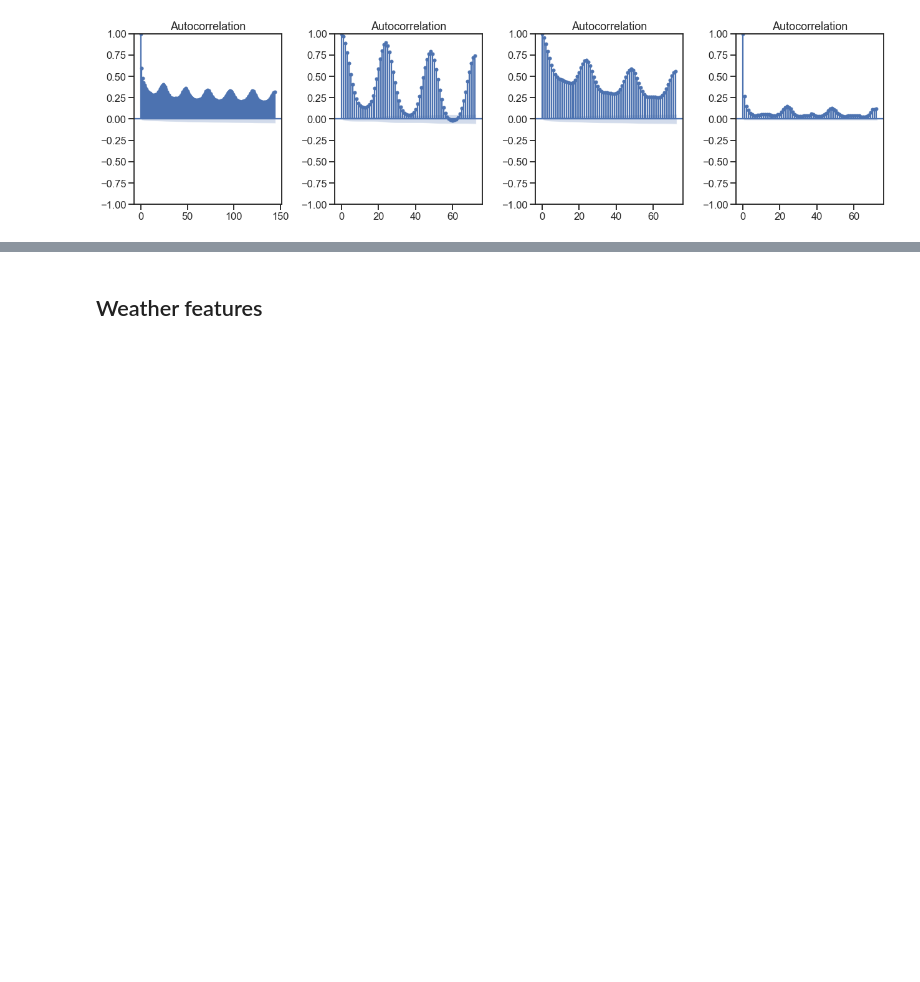
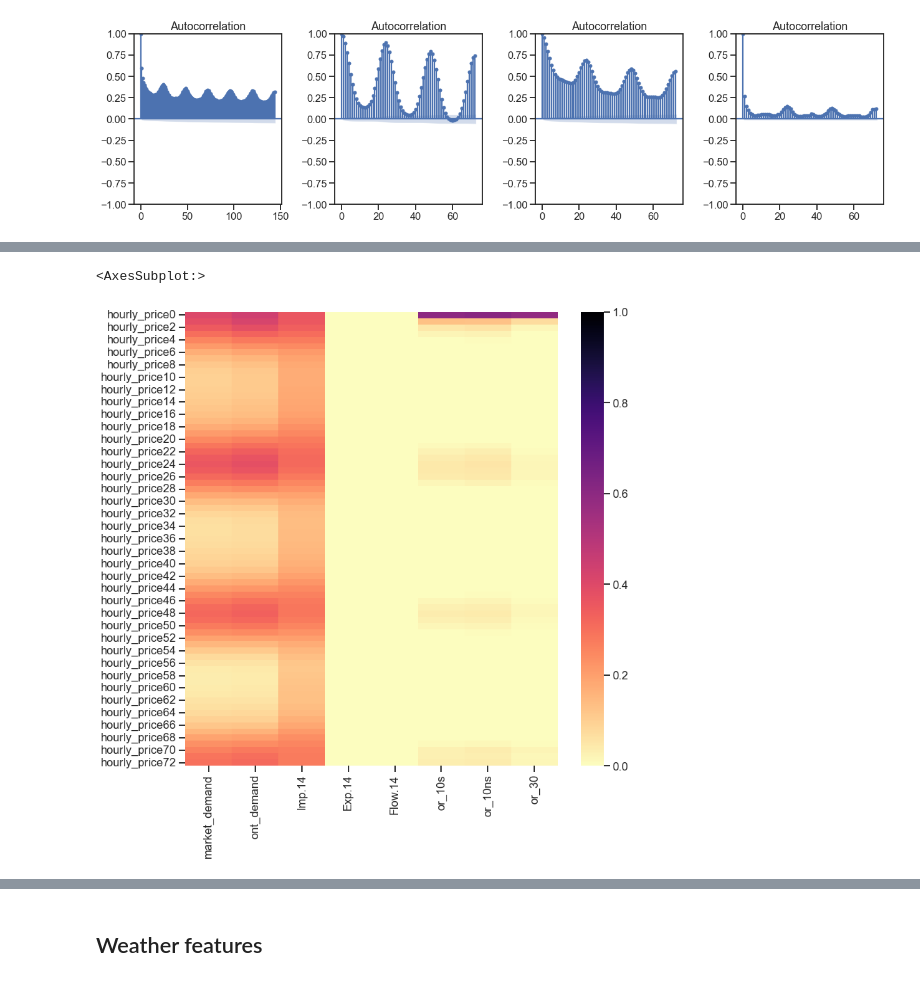
Before and after one commit to KeaganHRankin/cloud_ml_proj, a Jupyter notebook: feature_eng/feature_eng_keagan.ipynb, the cells around one changed output, grey strips where cells are left out. Saved outputs shown, nothing was run; the diff lists cells and outputs as text; code cells hidden in the pictures; blank space fills up the shorter version.

```diff
--- a/feature_eng/feature_eng_keagan.ipynb
+++ b/feature_eng/feature_eng_keagan.ipynb
@@ -64,0 +141,6 @@ train_set['hourly_price'].corr(train_set['market_demand'].shift(-24))
+# %%
+col='hourly_price'
+shift_size=49
+hrs_ahead = pd.concat([train_set[col].shift(-i) for i in range(shift_size)], axis=1)
+hrs_ahead.columns = [col + str(j) for j in range(shift_size)]
+hrs_ahead.head()
@@ -64,0 +155,11 @@ train_set['hourly_price'].corr(train_set['market_demand'].shift(-24))
+# %%
+cols = ['market_demand','ont_demand','Imp.14', 'Exp.14', 'Flow.14','or_10s', 'or_10ns', 'or_30']
+hours_ahead_corr = pd.concat([hrs_ahead, train_set[cols]], axis=1)
+hours_ahead_corr = hours_ahead_corr.corr()
+# %%
+fig, ax = plt.subplots(figsize=(12,12))
+
+sns.heatmap(hours_ahead_corr.iloc[:73,73:], ax=ax, cmap='magma_r', vmin=0, vmax=1)
+# %% [output]
+<AxesSubplot:>
+[figure, added]
```
Also changed, not shown: parts of 21 cells of this notebook.
